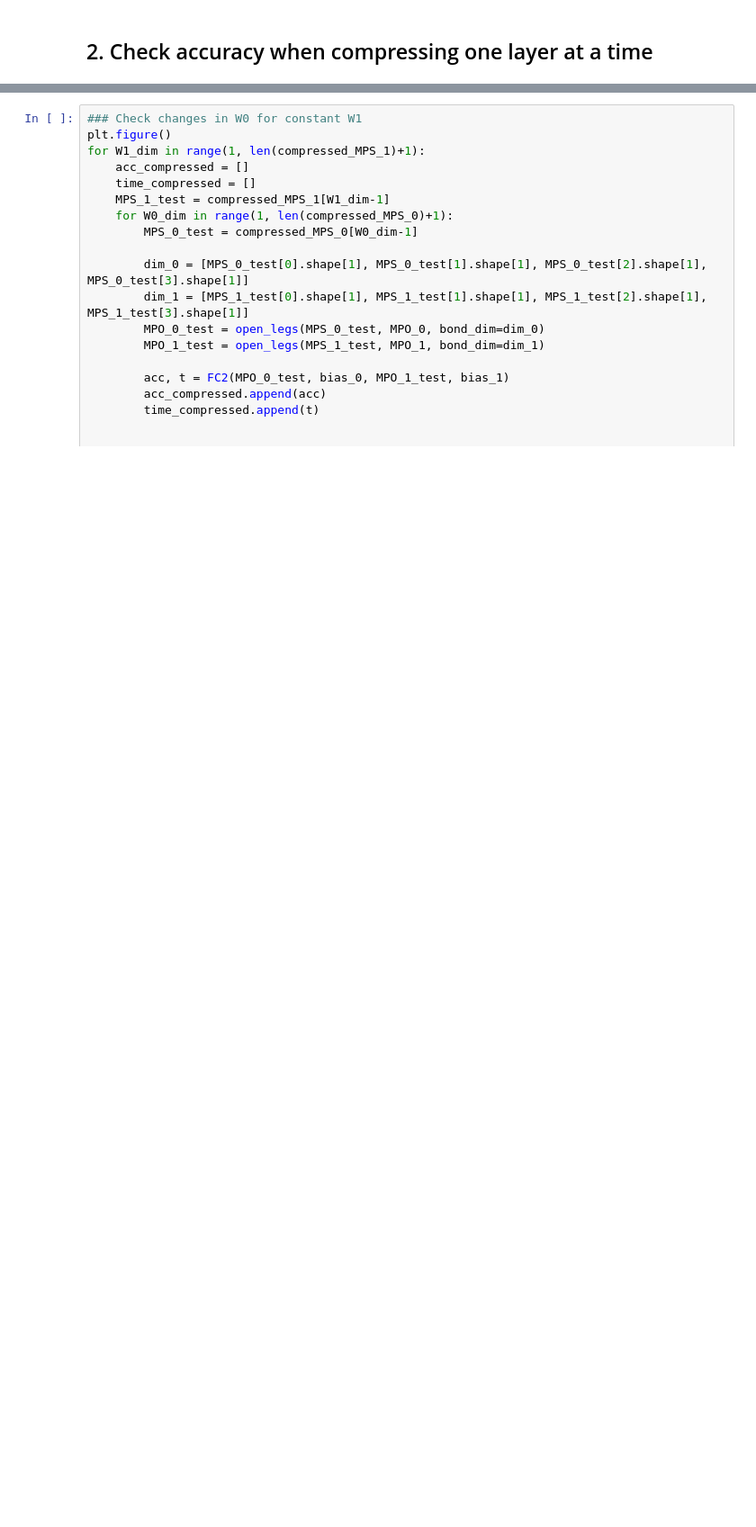
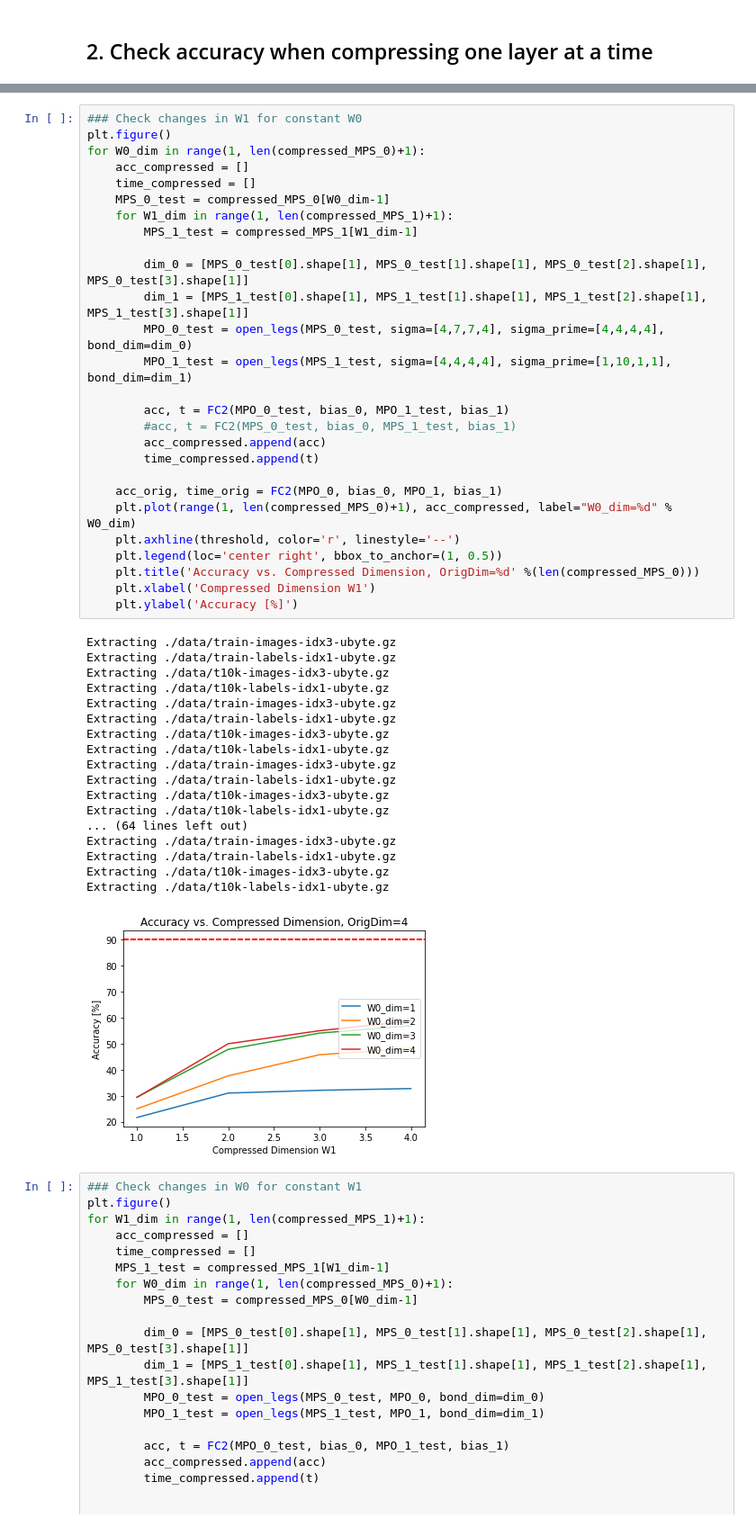
Before and after one commit to aaronleesander/DMRG-inspired-Algorithms-for-Neural-Network-Compression, a Jupyter notebook: DMRG/NN_Single_Model.ipynb, the cells around one changed output, grey strips where cells are left out. Shown at 90% size. Drawn from its saved outputs; the diff is of its cells as text; blank space fills up the shorter version.

```diff
--- a/DMRG/NN_Single_Model.ipynb
+++ b/DMRG/NN_Single_Model.ipynb
@@ -503,3 +166,49 @@ Extracting ./data/t10k-labels-idx1-ubyte.gz
+# %%
+### Check changes in W1 for constant W0
+plt.figure()
+for W0_dim in range(1, len(compressed_MPS_0)+1):
+    acc_compressed = []
+    time_compressed = []
+    MPS_0_test = compressed_MPS_0[W0_dim-1]
+    for W1_dim in range(1, len(compressed_MPS_1)+1):
+        MPS_1_test = compressed_MPS_1[W1_dim-1]
+
+        dim_0 = [MPS_0_test[0].shape[1], MPS_0_test[1].shape[1], MPS_0_test[2].shape[1], MPS_0_test[3].shape[1]]
+        dim_1 = [MPS_1_test[0].shape[1], MPS_1_test[1].shape[1], MPS_1_test[2].shape[1], MPS_1_test[3].shape[1]]
+        MPO_0_test = open_legs(MPS_0_test, sigma=[4,7,7,4], sigma_prime=[4,4,4,4], bond_dim=dim_0)
+        MPO_1_test = open_legs(MPS_1_test, sigma=[4,4,4,4], sigma_prime=[1,10,1,1], bond_dim=dim_1)
+
+        acc, t = FC2(MPO_0_test, bias_0, MPO_1_test, bias_1)
+        #acc, t = FC2(MPS_0_test, bias_0, MPS_1_test, bias_1)
+        acc_compressed.append(acc)
+        time_compressed.append(t)
+
+    acc_orig, time_orig = FC2(MPO_0, bias_0, MPO_1, bias_1)
+    plt.plot(range(1, len(compressed_MPS_0)+1), acc_compressed, label="W0_dim=%d" % W0_dim)
+    plt.axhline(threshold, color='r', linestyle='--')
+    plt.legend(loc='center right', bbox_to_anchor=(1, 0.5))
+    plt.title('Accuracy vs. Compressed Dimension, OrigDim=%d' %(len(compressed_MPS_0)))
+    plt.xlabel('Compressed Dimension W1')
+    plt.ylabel('Accuracy [%]')
+# %% [output]
+Extracting ./data/train-images-idx3-ubyte.gz
+Extracting ./data/train-labels-idx1-ubyte.gz
+Extracting ./data/t10k-images-idx3-ubyte.gz
+Extracting ./data/t10k-labels-idx1-ubyte.gz
+Extracting ./data/train-images-idx3-ubyte.gz
+Extracting ./data/train-labels-idx1-ubyte.gz
+Extracting ./data/t10k-images-idx3-ubyte.gz
+Extracting ./data/t10k-labels-idx1-ubyte.gz
+Extracting ./data/train-images-idx3-ubyte.gz
+Extracting ./data/train-labels-idx1-ubyte.gz
+Extracting ./data/t10k-images-idx3-ubyte.gz
+Extracting ./data/t10k-labels-idx1-ubyte.gz
+... (64 lines left out)
+Extracting ./data/train-images-idx3-ubyte.gz
+Extracting ./data/train-labels-idx1-ubyte.gz
+Extracting ./data/t10k-images-idx3-ubyte.gz
+Extracting ./data/t10k-labels-idx1-ubyte.gz
+[figure, added]
 # %%
 ### Check changes in W0 for constant W1
 plt.figure()
```
Also changed, not shown: parts of 16 cells of this notebook, 4 other files.
